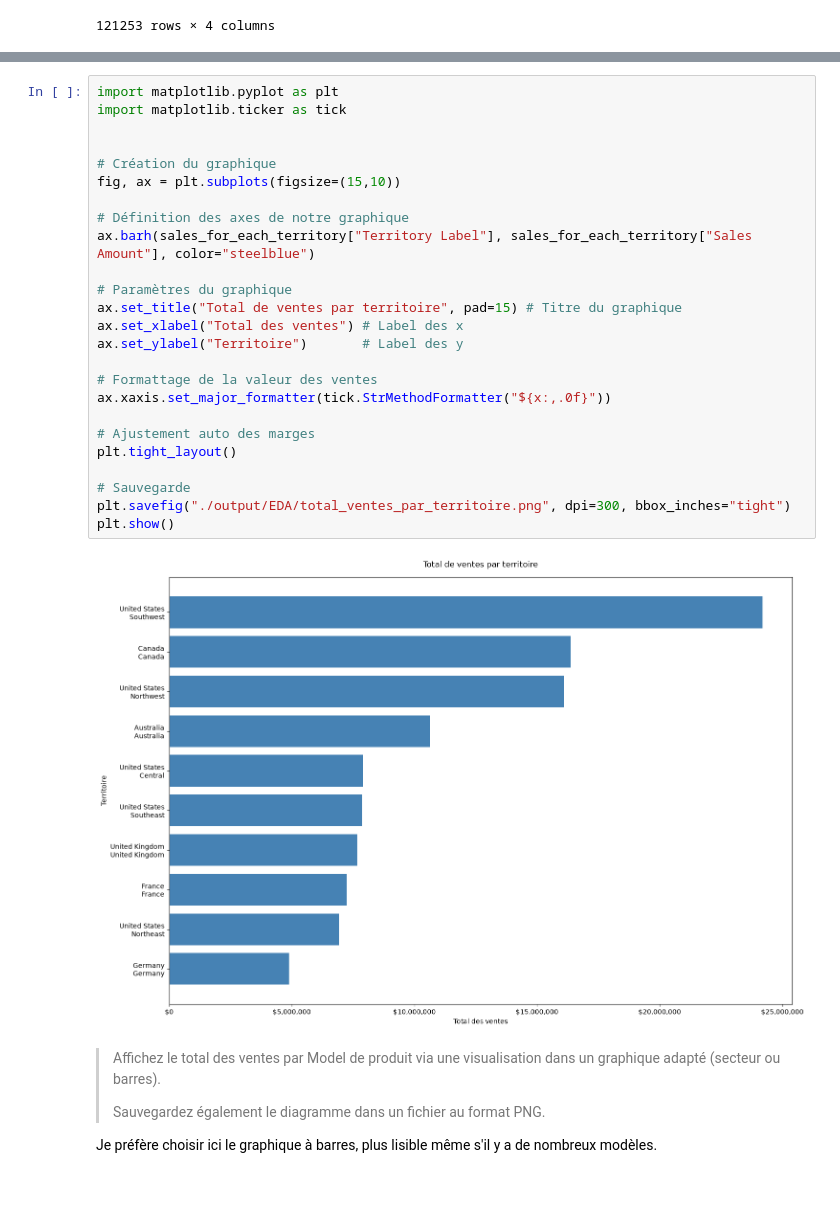
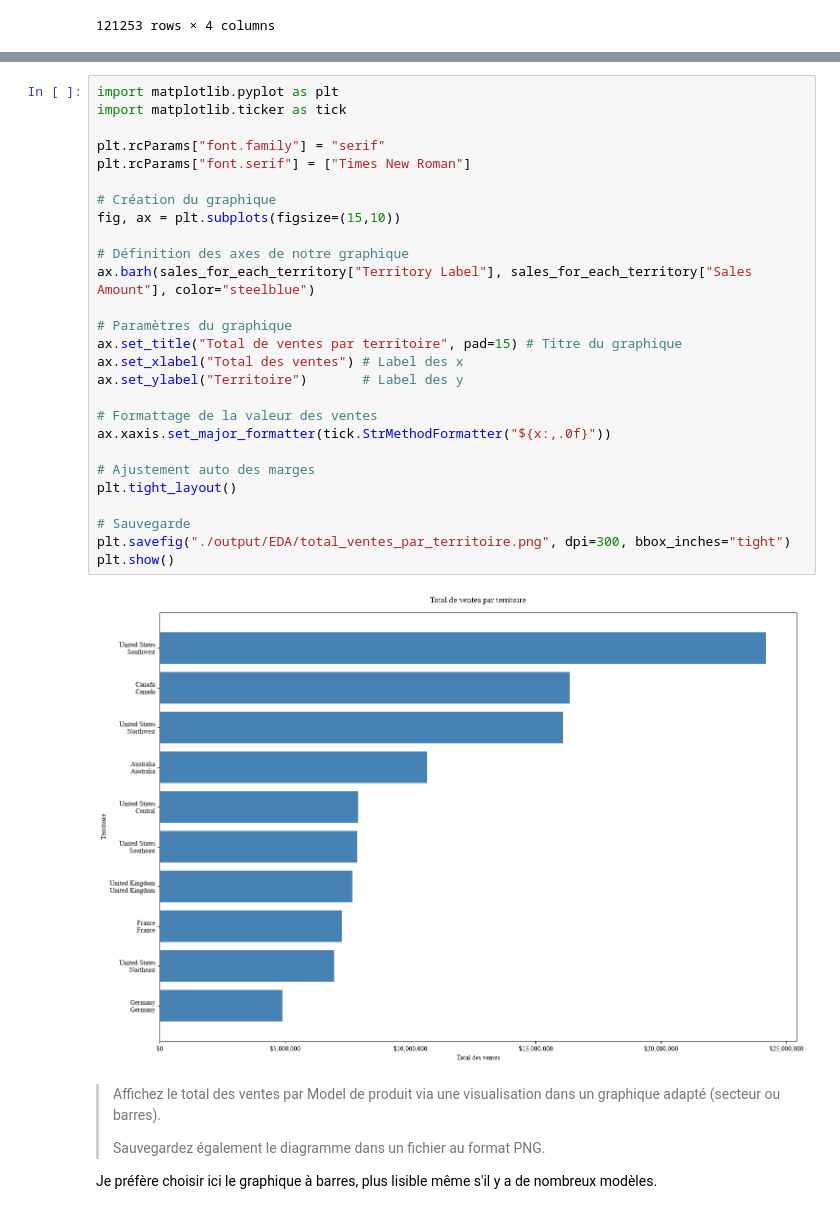
Before and after one commit to N0va9/CC6-Python-IND, a Jupyter notebook: Introduction_Pandas_et_analyse_exploratoire_des_données_GUYOLLOT_Alan.ipynb, the cells around one changed output, grey strips where cells are left out. Cells and saved outputs as stored; diff of their text form.

```diff
--- a/Introduction_Pandas_et_analyse_exploratoire_des_données_GUYOLLOT_Alan.ipynb
+++ b/Introduction_Pandas_et_analyse_exploratoire_des_données_GUYOLLOT_Alan.ipynb
@@ -722,30 +725,32 @@ sales_for_each_territory
 # %%
 import matplotlib.pyplot as plt
 import matplotlib.ticker as tick
 
+plt.rcParams["font.family"] = "serif"
+plt.rcParams["font.serif"] = ["Times New Roman"]
 
 # Création du graphique
 fig, ax = plt.subplots(figsize=(15,10))
 
 # Définition des axes de notre graphique
 ax.barh(sales_for_each_territory["Territory Label"], sales_for_each_territory["Sales Amount"], color="steelblue")
 
 # Paramètres du graphique
 ax.set_title("Total de ventes par territoire", pad=15) # Titre du graphique
 ax.set_xlabel("Total des ventes") # Label des x
 ax.set_ylabel("Territoire")       # Label des y
 
 # Formattage de la valeur des ventes
 ax.xaxis.set_major_formatter(tick.StrMethodFormatter("${x:,.0f}"))
 
 # Ajustement auto des marges
 plt.tight_layout()
 
 # Sauvegarde
 plt.savefig("./output/EDA/total_ventes_par_territoire.png", dpi=300, bbox_inches="tight")
 plt.show()
 # %% [output]
-[figure, old version]
+[figure, new version]
 # %% [markdown]
 > Affichez le total des ventes par Model de produit via une visualisation dans un
 graphique adapté (secteur ou barres).
```
Also changed, not shown: parts of 107 cells of this notebook, 20 other files.
